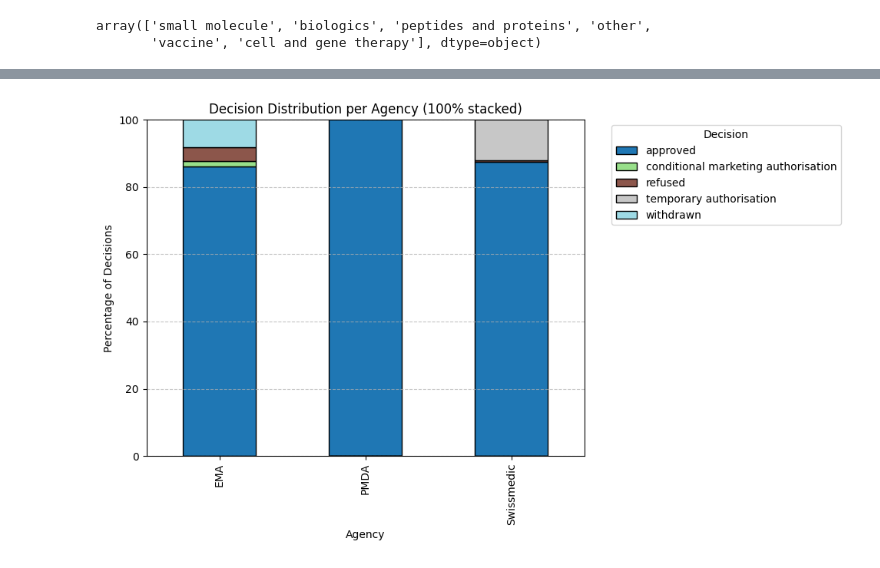
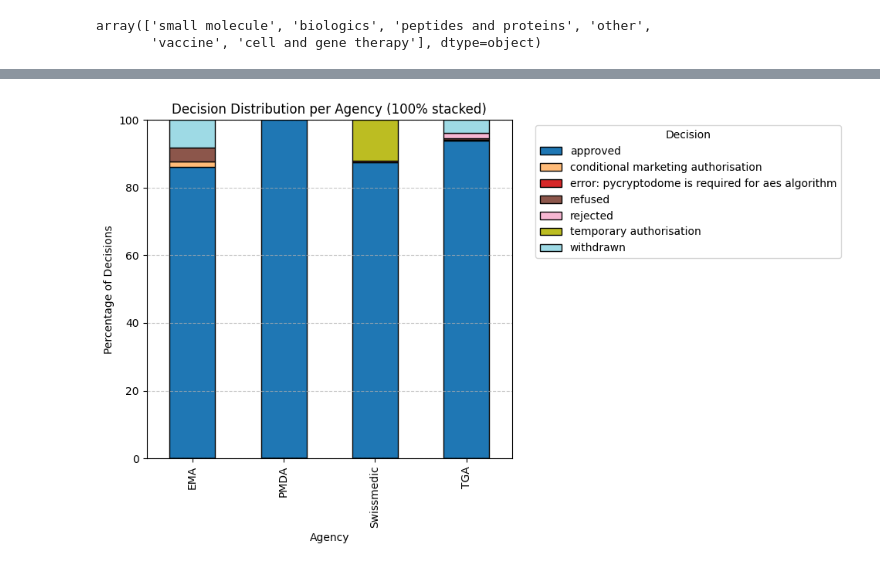
Before and after one commit to dcr-unibe-ch/DrugFork, a Jupyter notebook: src/analyze_output.ipynb, the cells around one changed output, grey strips where cells are left out. Cells and saved outputs as stored; diff of their text form; code cells hidden in the pictures.

Commit message:
add australia plots

```diff
--- a/src/analyze_output.ipynb
+++ b/src/analyze_output.ipynb
@@ -2,7 +2,7 @@
 EMA_path = "./../inference/combined/EMA_manually_cleaned.json"
 JAPAN_path = "./../inference/combined/JAPAN_manually_cleaned.json"
 SWISSMEDIC_path = "./../inference/combined/SWISSMEDIC_manually_cleaned.json"
-# AUSTRALIA_path = "./../inference/combined/AUSTRALIA_manually_cleaned.json"
+AUSTRALIA_path = "./../inference/combined/AUSTRALIA_manually_cleaned.json"
 
 SAVE_DIR = "./../inference/combined/figures/"
 import os
@@ -319,4 +374,5 @@ def plot_decision_breakdown_per_agency(df, agency_name, dataset_name=None, date_
 EMA = prepare_for_analysis(EMA_path)
 JAPAN = prepare_for_analysis(JAPAN_path)
 SWISSMEDIC = prepare_for_analysis(SWISSMEDIC_path)
+AUSTRALIA = prepare_for_analysis(AUSTRALIA_path)
 # %% [output]
@@ -502,14 +587,15 @@ Passing `palette` without assigning `hue` is deprecated and will be removed in v
 # %%
 plot_decision_distribution_by_agency(
     {
         'EMA': EMA,
         'PMDA': JAPAN,
-        'Swissmedic': SWISSMEDIC
+        'Swissmedic': SWISSMEDIC,
+        'TGA': AUSTRALIA
     },
     dataset_name='combined'
 )
 # %% [output]
-[figure, old version]
+[figure, new version]
 # %%
 plot_decision_breakdown_per_agency(EMA, agency_name='EMA', dataset_name='EMA')
 plot_decision_breakdown_per_agency(JAPAN, agency_name='PMDA', dataset_name='PMDA')
```
Also changed, not shown: parts of 11 cells of this notebook, 15 other files.
